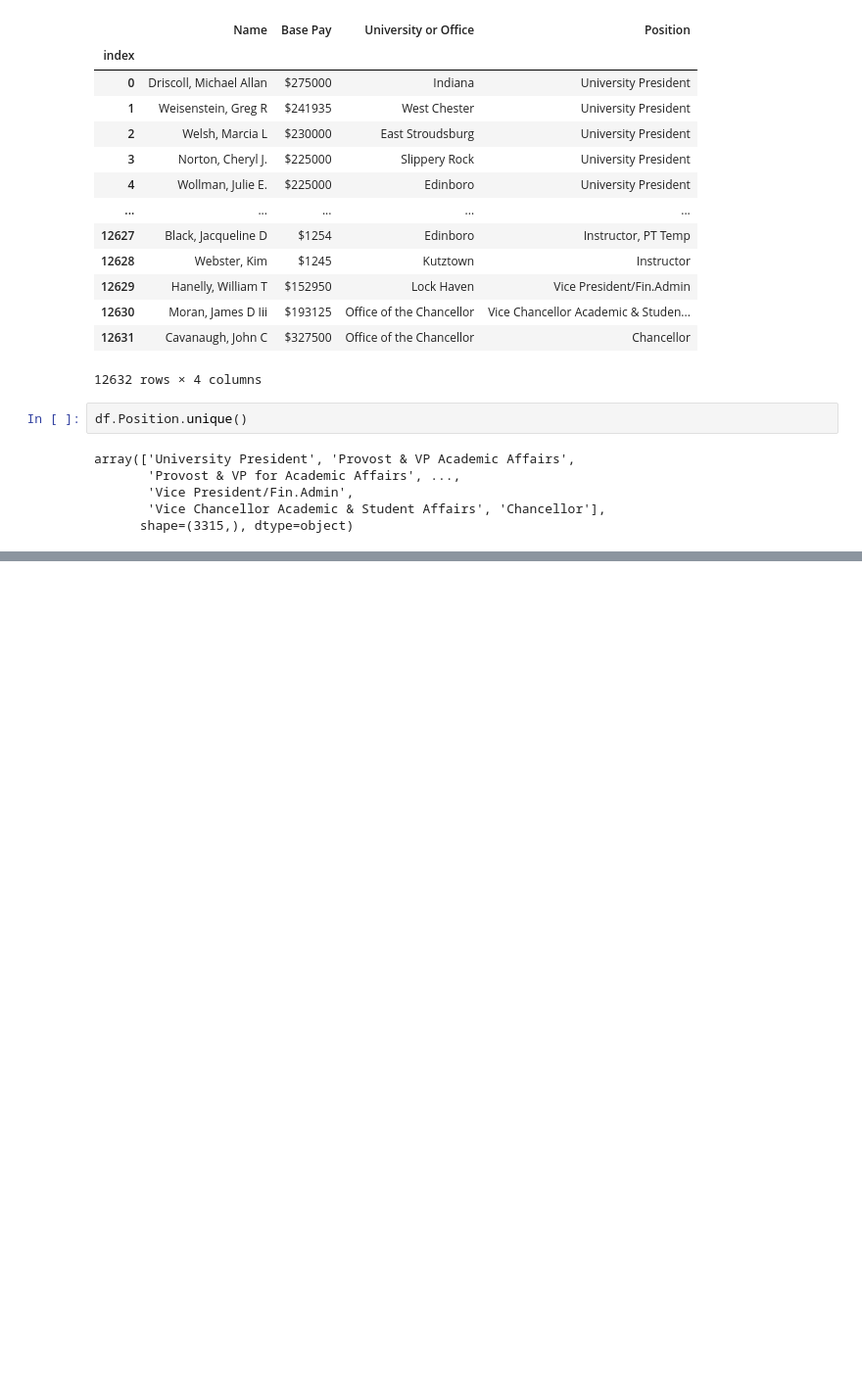
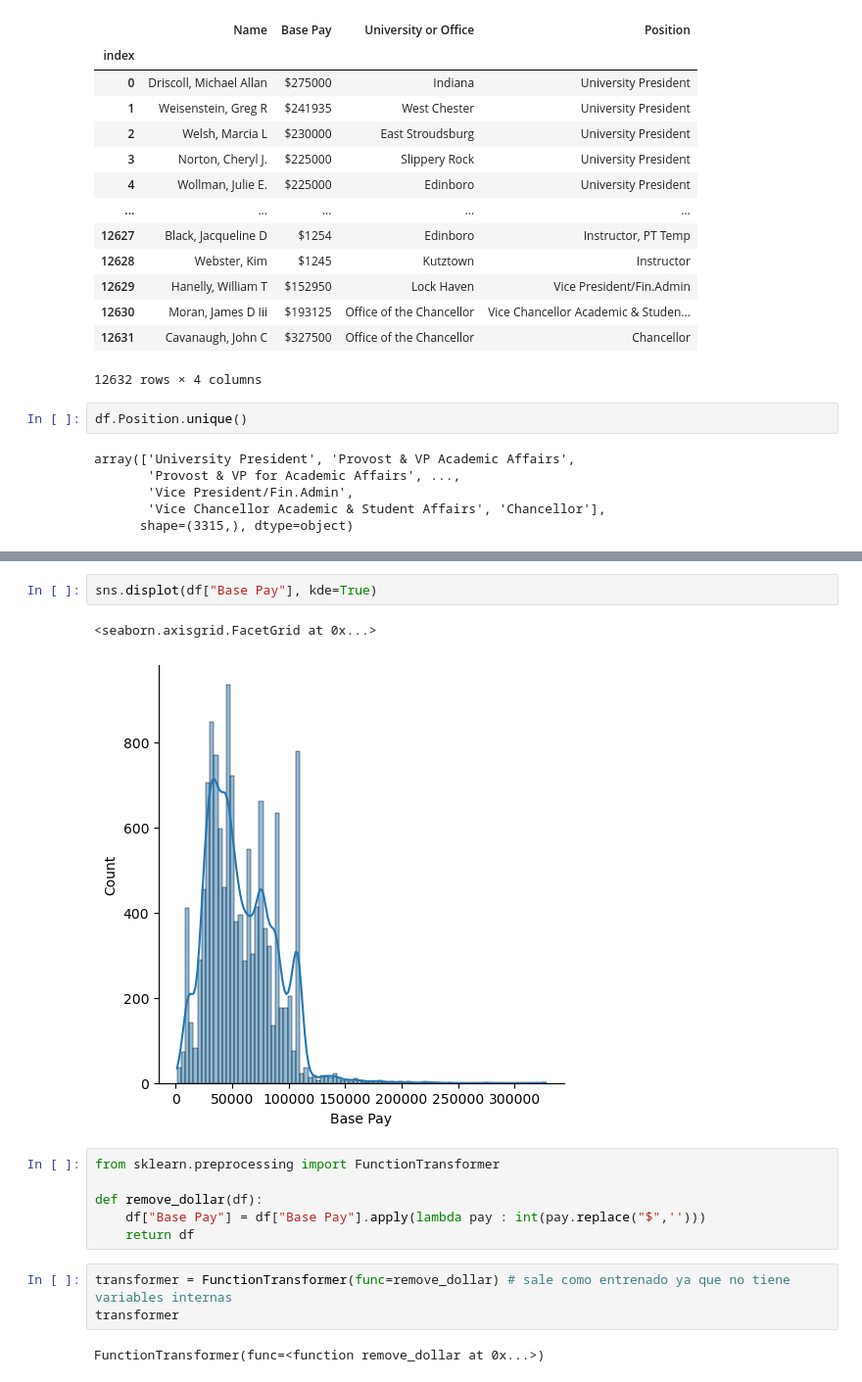
Before and after one commit to ManuelMF/College, a Jupyter notebook: PIA/Tema2/proves04.ipynb, the cells around one changed output, grey strips where cells are left out. Shown at 98% size. Saved outputs shown, nothing was run; the diff lists cells and outputs as text; blank space fills up the shorter version.

```diff
--- a/PIA/Tema2/proves04.ipynb
+++ b/PIA/Tema2/proves04.ipynb
@@ -28,0 +46,16 @@ array(['University President', 'Provost & VP Academic Affairs',
+# %%
+sns.displot(df["Base Pay"], kde=True)
+# %% [output]
+<seaborn.axisgrid.FacetGrid at 0x...>
+[figure, added]
+# %%
+from sklearn.preprocessing import FunctionTransformer
+
+def remove_dollar(df):
+    df["Base Pay"] = df["Base Pay"].apply(lambda pay : int(pay.replace("$",'')))
+    return df
+# %%
+transformer = FunctionTransformer(func=remove_dollar) # sale como entrenado ya que no tiene variables internas
+transformer
+# %% [output]
+FunctionTransformer(func=<function remove_dollar at 0x...>)
```
Also changed, not shown: parts of 6 cells of this notebook.
